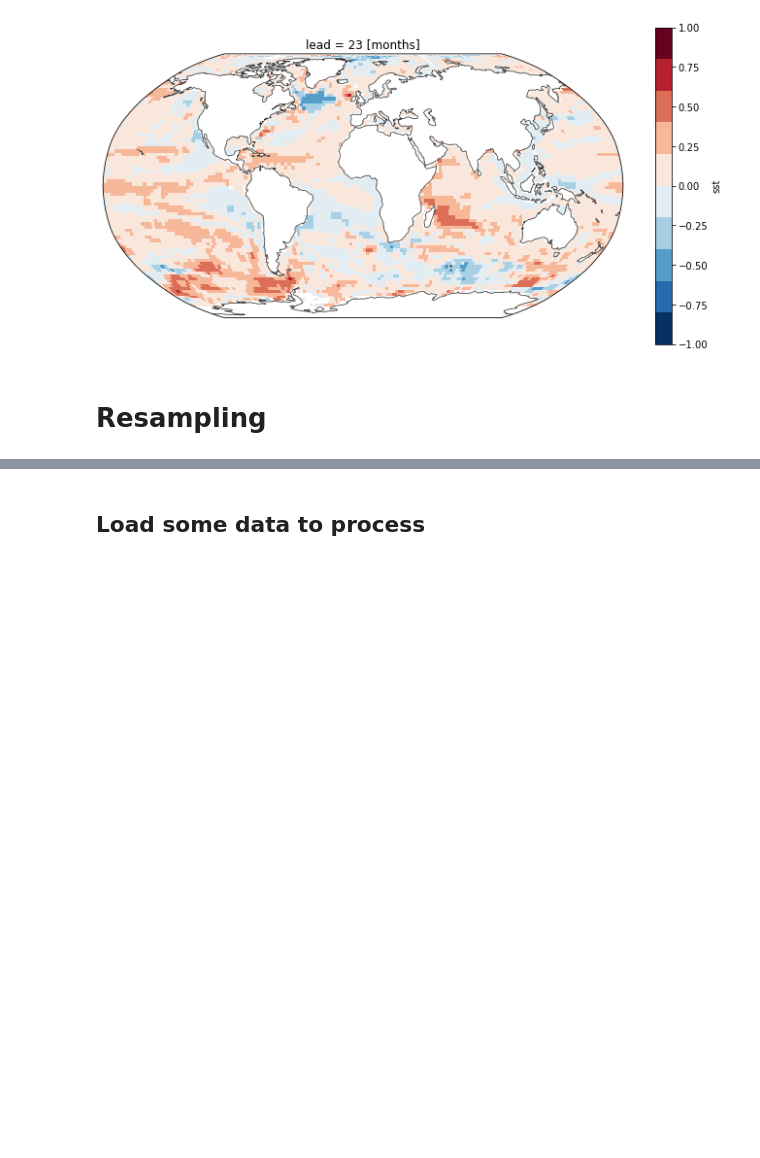
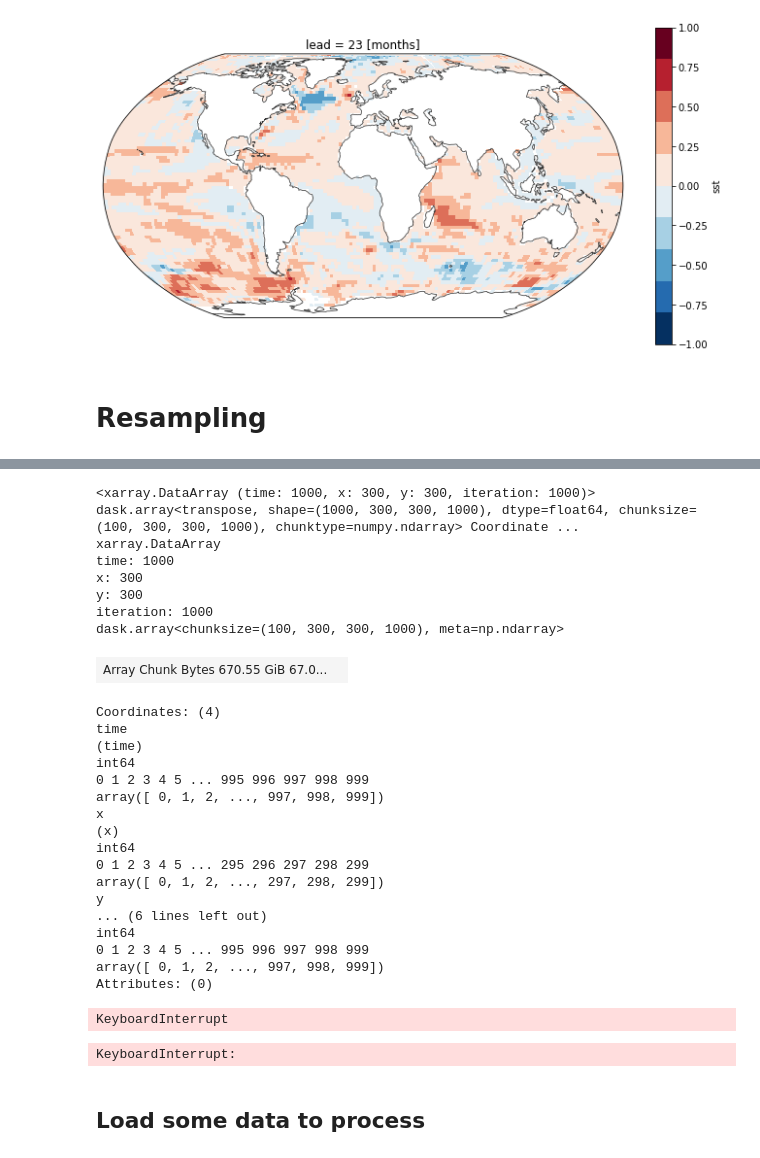
Before and after one commit to dougiesquire/CAFE-f6_documentation, a Jupyter notebook: notebooks/exploratory/verify.ipynb, the cells around one changed output, grey strips where cells are left out. Cells and saved outputs as stored; diff of their text form; code cells hidden in the pictures; blank space fills up the shorter version.

Commit message:
expand iteration axis with fancy indexing

```diff
--- a/notebooks/exploratory/verify.ipynb
+++ b/notebooks/exploratory/verify.ipynb
@@ -490,3 +520,46 @@ ds_bs = bootstrap(hcst, hcst, dim=dim, update_outer_dim_coords=True)
+# %%
+import xskillscore as xs
+
+a = xr.DataArray(
+    np.random.rand(1000, 300, 300),
+    coords=[("time", np.arange(1000)), ("x", np.arange(300)), ("y", np.arange(300))],
+).chunk({"time": 100})
+rs = xs.resample_iterations_idx(a, 1000, "time")
+rs
+# %% [output]
+<xarray.DataArray (time: 1000, x: 300, y: 300, iteration: 1000)> dask.array<transpose, shape=(1000, 300, 300, 1000), dtype=float64, chunksize=(100, 300, 300, 1000), chunktype=numpy.ndarray> Coordinate ...
+xarray.DataArray
+time: 1000
+x: 300
+y: 300
+iteration: 1000
+dask.array<chunksize=(100, 300, 300, 1000), meta=np.ndarray>
+| Array Chunk Bytes 670.55 GiB 67.0... |  |
+Coordinates: (4)
+time
+(time)
+int64
+0 1 2 3 4 5 ... 995 996 997 998 999
+array([ 0, 1, 2, ..., 997, 998, 999])
+x
+(x)
+int64
+0 1 2 3 4 5 ... 295 296 297 298 299
+array([ 0, 1, 2, ..., 297, 298, 299])
+y
+... (6 lines left out)
+int64
+0 1 2 3 4 5 ... 995 996 997 998 999
+array([ 0, 1, 2, ..., 997, 998, 999])
+Attributes: (0)
+# %%
+ds_bs["sst"].isel(init=0, lead=0, member=0, iteration=0).plot()
+# %% [output]
+KeyboardInterrupt
+# %%
+ds_bs["sst"].isel(lead=0, init=0, member=0, iteration=0).plot()
+# %% [output]
+KeyboardInterrupt:
 # %% [markdown]
 ## Load some data to process
 # %%
```
Also changed, not shown: parts of 8 cells of this notebook.
